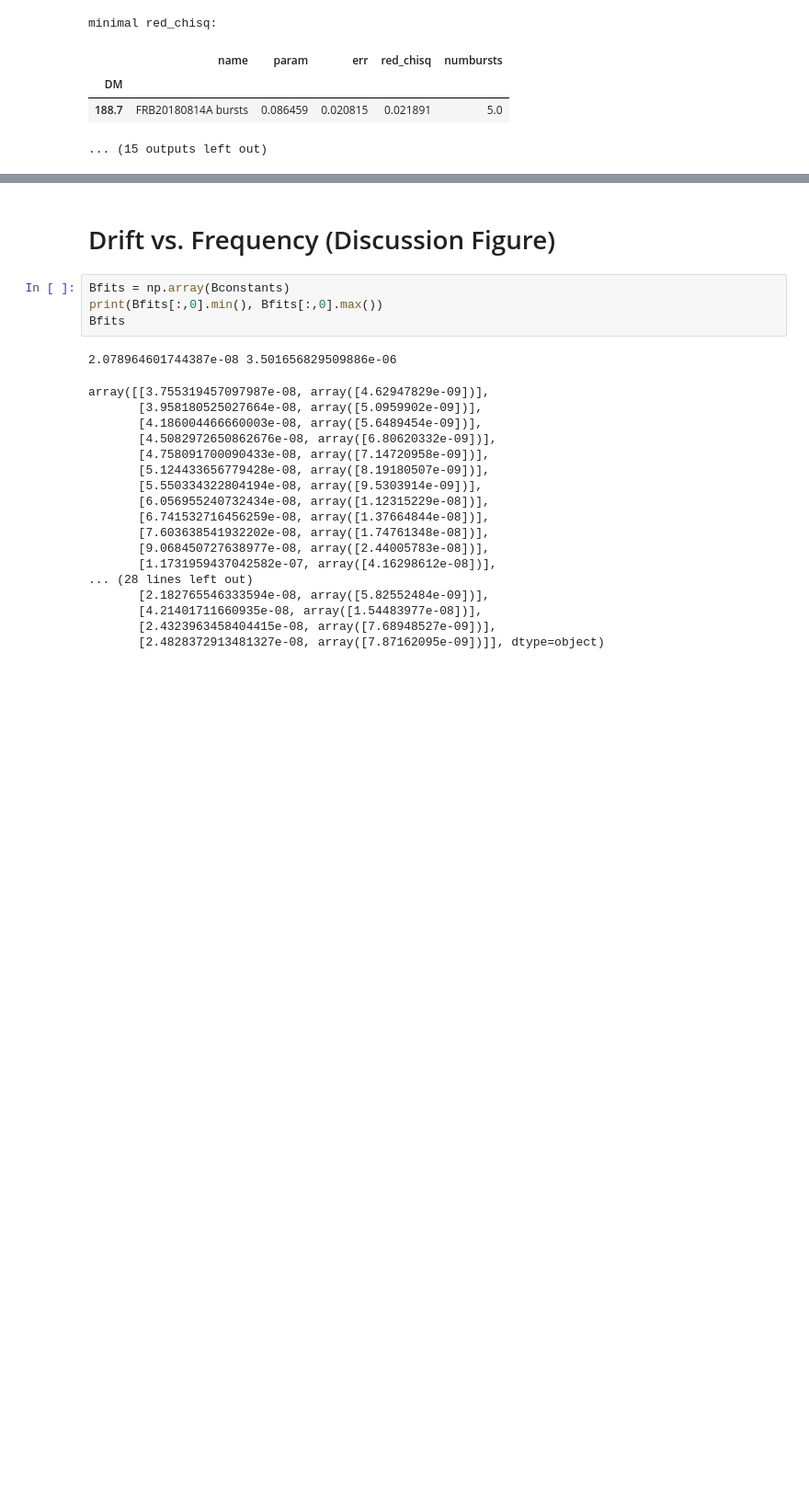
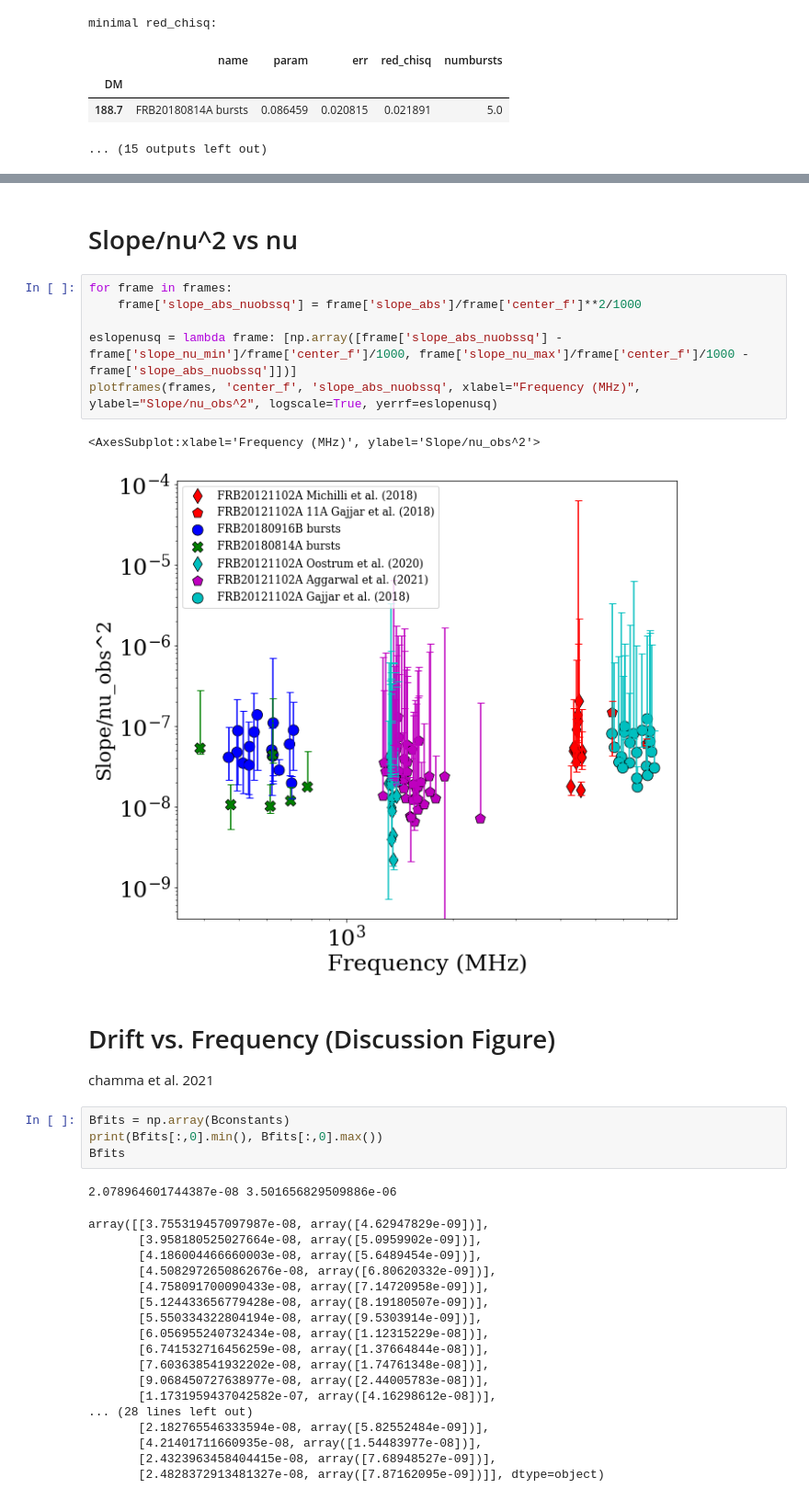
Before and after one commit to mef51/frbgui, a Jupyter notebook: PaperFigures.ipynb, the cells around one changed output, grey strips where cells are left out. Shown: that part at 92% size. Cells and saved outputs as stored; diff of their text form; blank space fills up the shorter version.

```diff
--- a/PaperFigures.ipynb
+++ b/PaperFigures.ipynb
@@ -397,5 +482,17 @@ minimal red_chisq:
+# %% [markdown]
+# Slope/nu^2 vs nu
+# %%
+for frame in frames:
+    frame['slope_abs_nuobssq'] = frame['slope_abs']/frame['center_f']**2/1000
+
+eslopenusq = lambda frame: [np.array([frame['slope_abs_nuobssq'] - frame['slope_nu_min']/frame['center_f']/1000, frame['slope_nu_max']/frame['center_f']/1000 - frame['slope_abs_nuobssq']])]
+plotframes(frames, 'center_f', 'slope_abs_nuobssq', xlabel="Frequency (MHz)", ylabel="Slope/nu_obs^2", logscale=True, yerrf=eslopenusq)
+# %% [output]
+<AxesSubplot:xlabel='Frequency (MHz)', ylabel='Slope/nu_obs^2'>
+[figure, added]
 # %% [markdown]
 # Drift vs. Frequency (Discussion Figure)
+chamma et al. 2021
 # %%
 Bfits = np.array(Bconstants)
 print(Bfits[:,0].min(), Bfits[:,0].max())
```
Also changed, not shown: parts of 7 cells of this notebook, 5 other files.
